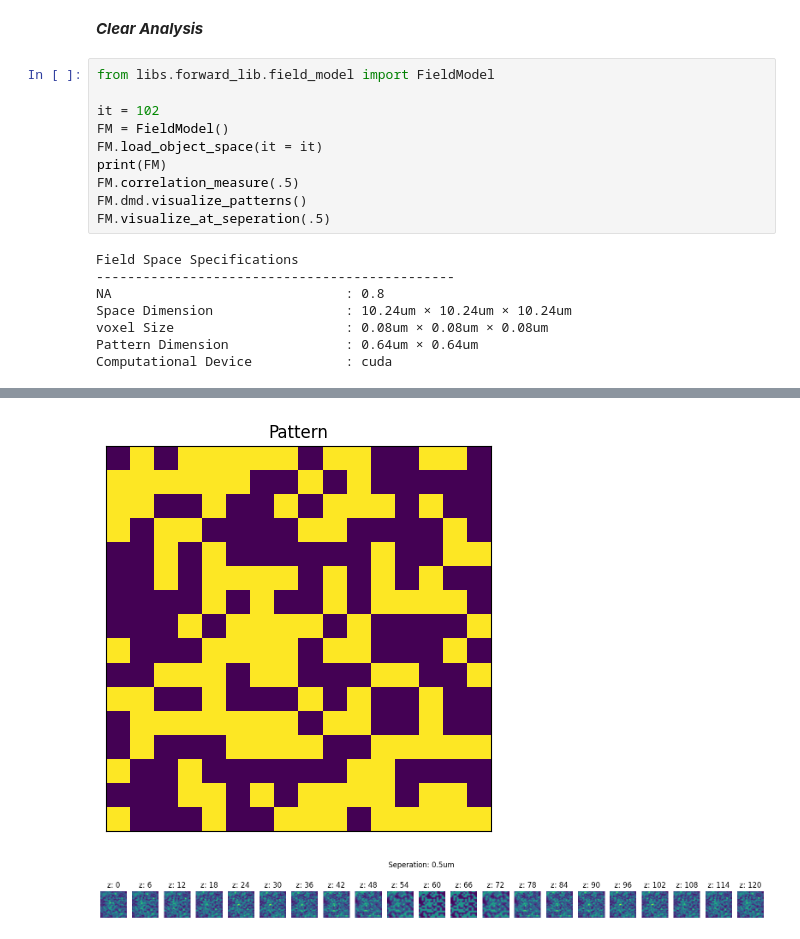
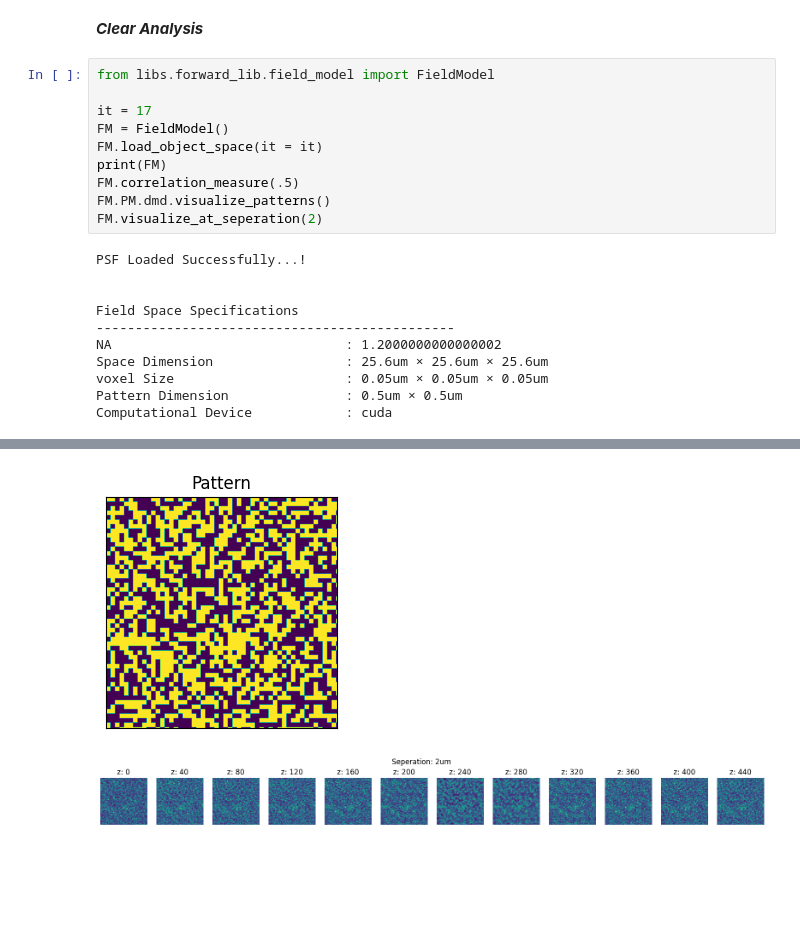
Before and after one commit to sanjith1999/FRIS, a Jupyter notebook: demo.ipynb, the cells around one changed output, grey strips where cells are left out. Drawn from its saved outputs; the diff is of its cells as text; blank space fills up the shorter version.

```diff
--- a/demo.ipynb
+++ b/demo.ipynb
@@ -227,18 +233,21 @@ Computational Device            : cuda
 # %%
 from libs.forward_lib.field_model import FieldModel
 
-it = 102
+it = 17
 FM = FieldModel()
 FM.load_object_space(it = it)
 print(FM)
 FM.correlation_measure(.5)
-FM.dmd.visualize_patterns()
-FM.visualize_at_seperation(.5)
+FM.PM.dmd.visualize_patterns()
+FM.visualize_at_seperation(2)
 # %% [output]
+PSF Loaded Successfully...!
+
+
 Field Space Specifications
 ----------------------------------------------
-NA                              : 0.8
-Space Dimension                 : 10.24um × 10.24um × 10.24um
-voxel Size                      : 0.08um × 0.08um × 0.08um
-Pattern Dimension               : 0.64um × 0.64um
+NA                              : 1.2000000000000002
+Space Dimension                 : 25.6um × 25.6um × 25.6um
+voxel Size                      : 0.05um × 0.05um × 0.05um
+Pattern Dimension               : 0.5um × 0.5um
 Computational Device            : cuda
@@ -246,2 +255,2 @@ Computational Device            : cuda
-[figure, old version]
+[figure, new version]
-[figure, old version]
+[figure, new version]
```
Also changed, not shown: parts of 6 cells of this notebook, 7 other files.
